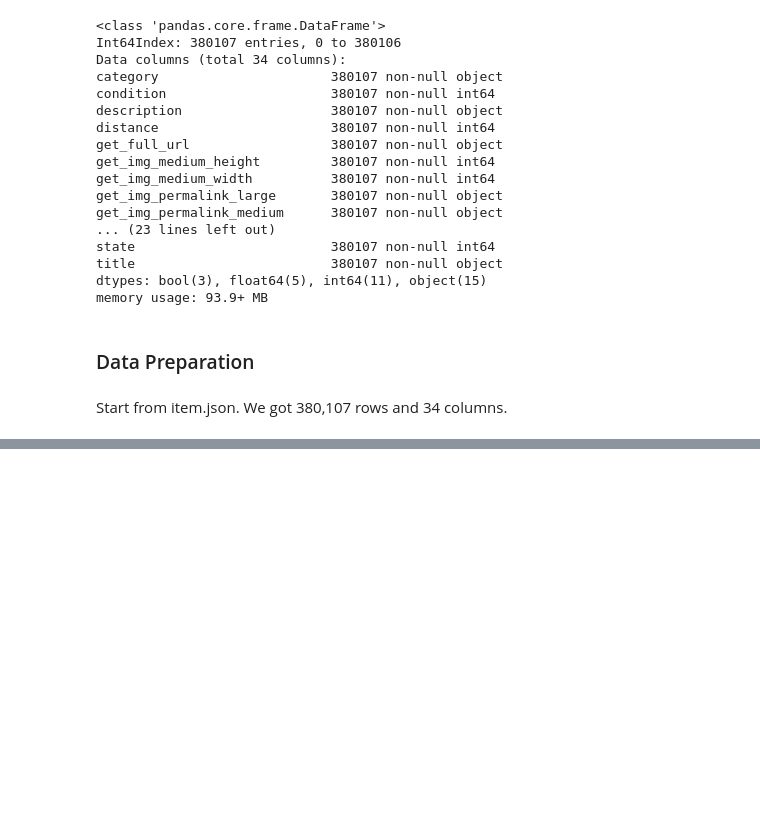
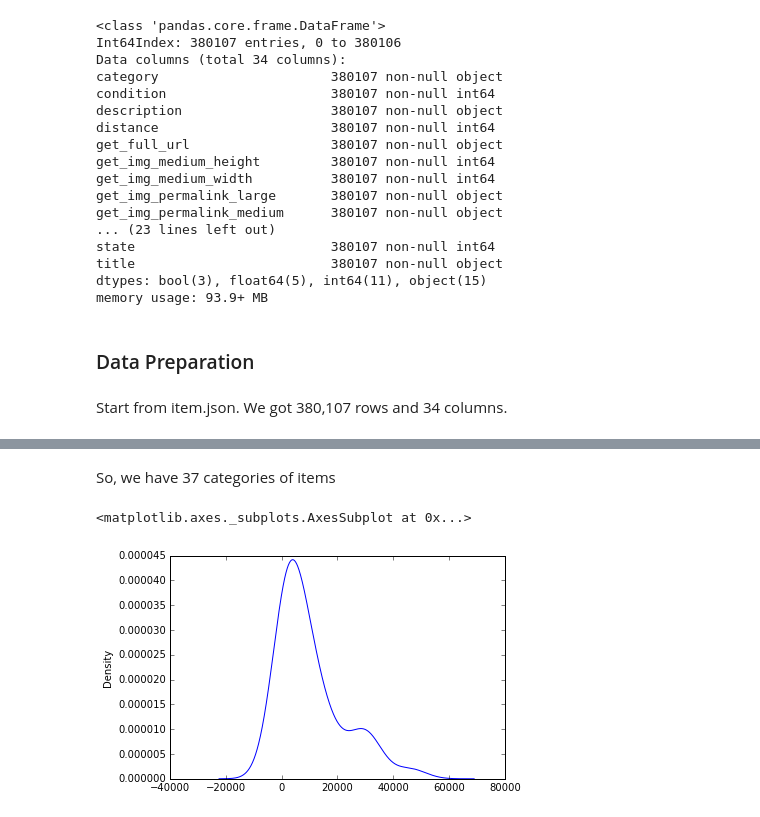
Before and after one commit to tkutsenko/Pricify, a Jupyter notebook: report/Journal.ipynb, the cells around one changed output, grey strips where cells are left out. Saved outputs shown, nothing was run; the diff lists cells and outputs as text; code cells hidden in the pictures; blank space fills up the shorter version.

Commit message:
Exploring category data

```diff
--- a/report/Journal.ipynb
+++ b/report/Journal.ipynb
@@ -32,5 +34,7 @@ import pandas as pd
 # %%
 df = pd.read_json('../data/items.json')
+# %%
+cdf = df.copy()
 # %%
 df.shape
 # %% [output]
@@ -114,0 +123,6 @@ title
+# %%
+cdf['category_id'] =  cdf.category.apply(lambda x: int(x['id']))
+# %%
+cdf['category_name'] =  cdf.category.apply(lambda x: str(x['name']))
+# %%
+cat_counts = cdf['category_name'].value_counts()
@@ -114,0 +153,7 @@ title
+# %% [markdown]
+So, we have 37 categories of items
+# %%
+cat_counts.plot(kind='density')
+# %% [output]
+<matplotlib.axes._subplots.AxesSubplot at 0x...>
+[figure, added]
```
Also changed, not shown: parts of 7 cells of this notebook.
